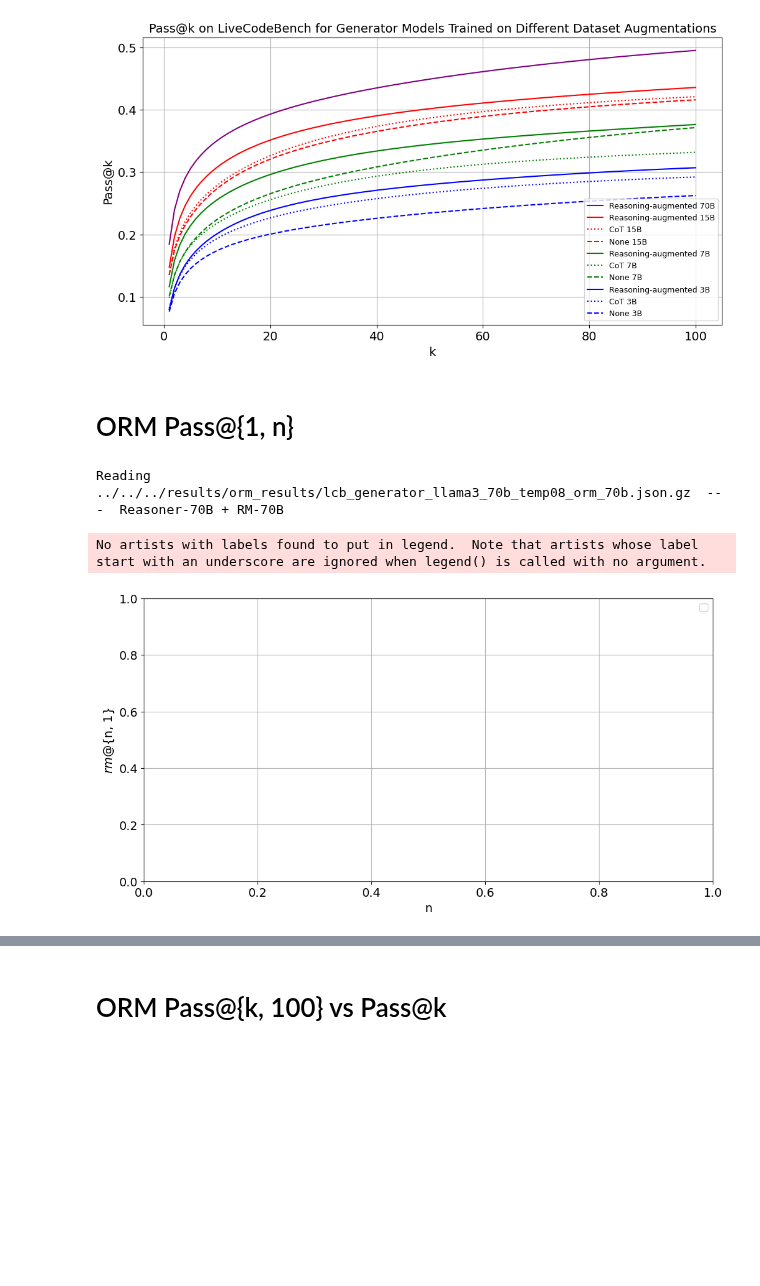
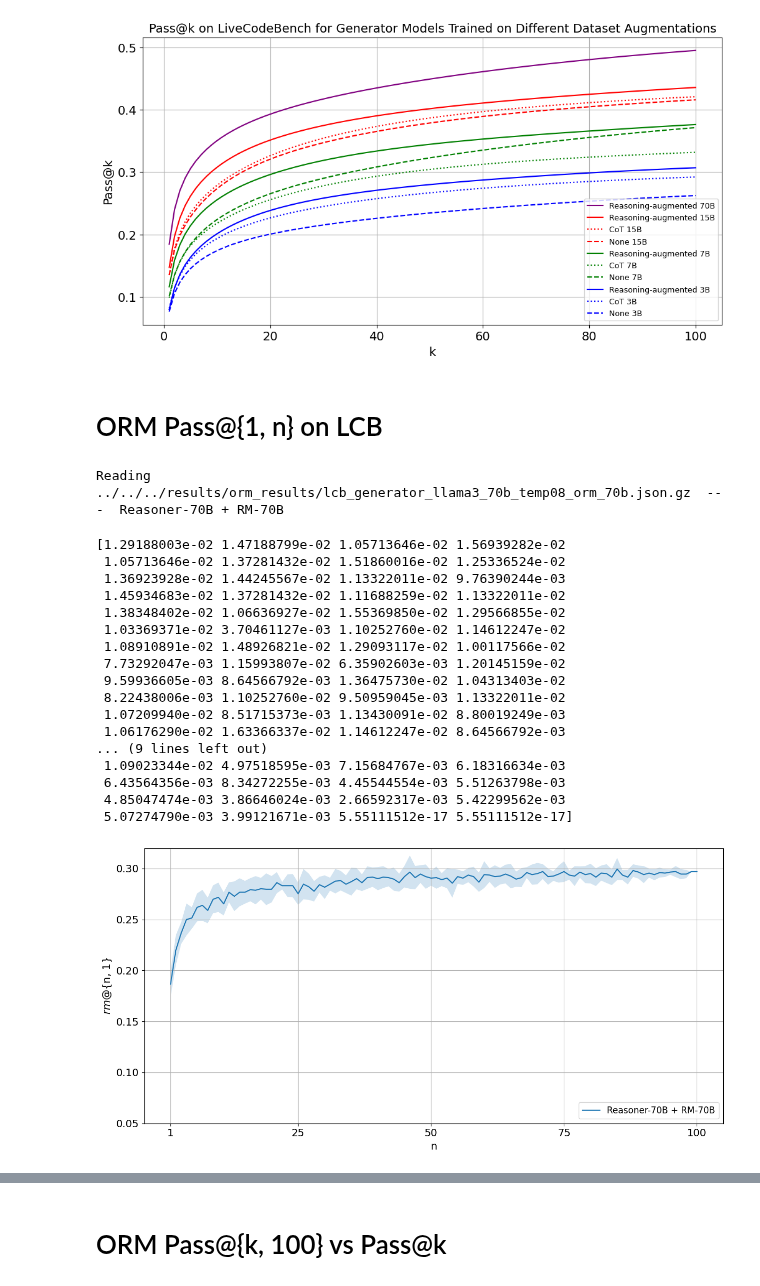
Before and after one commit to cassanof/CodeRM, a Jupyter notebook: coderm/eval/visualizations/graph_pass_k.ipynb, the cells around one changed output, grey strips where cells are left out. Drawn from its saved outputs; the diff is of its cells as text; code cells hidden in the pictures; blank space fills up the shorter version.

```diff
--- a/coderm/eval/visualizations/graph_pass_k.ipynb
+++ b/coderm/eval/visualizations/graph_pass_k.ipynb
@@ -139,7 +139,7 @@ for (color, label), values in all_pass_ks.items():
         linestyle = "dotted"
     else:
         raise ValueError("unknown style in label: " + label)
-    plt.plot(ks, pass_at_k, label=Path(label).stem, linestyle=linestyle, color=color)
+    plt.plot(ks, pass_at_k, label=label, linestyle=linestyle, color=color)
 
 plt.xlabel('k', fontsize=14)
 plt.ylabel('Pass@k', fontsize=14)
@@ -152,7 +152,7 @@ plt.show()
 # %% [output]
 [figure]
 # %% [markdown]
-# ORM Pass@{1, n}
+# ORM Pass@{1, n} on LCB
 # %%
 paths_to_results = [
     "../../../results/orm_results/lcb_generator_llama3_70b_temp08_orm_70b.json.gz",
@@ -180,6 +180,8 @@ from coderm.eval.metrics import get_orm_acc
 from coderm.utils import gunzip_json_read
 import numpy as np
 from tqdm import tqdm
+
+perms=25 # number of permutations to reduce variance
 
 all_orm_accs = {}
 for norm, l, r in zip(normalize, labels, paths_to_results):
@@ -192,27 +194,55 @@ for norm, l, r in zip(normalize, labels, paths_to_results):
     upper_n = len(items[0]["results"])
     orm_accs = {}
     for n in tqdm(list(range(1, upper_n+1))):
-        orm_accs[n] = np.mean(get_orm_acc(items, n=n, perms=100, prod=prod)[0])
+        res = get_orm_acc(items, n=n, perms=perms, prod=prod)
+        accs = res[0]
+        stds = res[2]
+        acc = np.mean(accs)
+        std = np.mean(stds)
+        orm_accs[n] = (acc, std)
     all_orm_accs[l] = orm_accs
 # %% [output]
 Reading ../../../results/orm_results/lcb_generator_llama3_70b_temp08_orm_70b.json.gz  ---  Reasoner-70B + RM-70B
 # %%
 import matplotlib.pyplot as plt
-from pathlib import Path
+import numpy as np
+
 plt.figure(figsize=(12, 6))
 for label, values in all_orm_accs.items():
     ks = list(values.keys())
-    pass_at_k = list(values.values())
-    linestyle = '--' if any(p in label for p in paths_to_results) and len(compare) > 0 else '-'
-    plt.plot(ks, pass_at_k, label=Path(label).stem, linestyle=linestyle)
+    means, stds = zip(*values.values())
+    means = np.array(means)
+    stds = np.array(stds)
+    linestyle = '-'
+    plt.plot(ks, means, label=label, linestyle=linestyle)
+    plt.fill_between(ks, means - stds, means + stds, alpha=0.2)
 
 plt.xlabel('n', fontsize=14)
 plt.ylabel('$rm@${n, 1}', fontsize=14)
-plt.legend(fontsize=12)
+plt.legend(fontsize=12, loc='lower right', bbox_to_anchor=(1, 0), ncol=1)
 plt.grid(True)
 plt.tick_params(axis='both', which='major', labelsize=14)
-plt.savefig("../../dataset/plots/rm_curve.pdf")
+plt.ylim(bottom=0.05)
+plt.xticks([1, 25, 50, 75, 100])
+plt.tight_layout()
+plt.savefig("../../dataset/plots/rm_curve.pdf", bbox_inches='tight')
 plt.show()
 # %% [output]
-No artists with labels found to put in legend.  Note that artists whose label start with an underscore are ignored when legend() is called with no argument.
+[1.29188003e-02 1.47188799e-02 1.05713646e-02 1.56939282e-02
+ 1.05713646e-02 1.37281432e-02 1.51860016e-02 1.25336524e-02
+ 1.36923928e-02 1.44245567e-02 1.13322011e-02 9.76390244e-03
+ 1.45934683e-02 1.37281432e-02 1.11688259e-02 1.13322011e-02
+ 1.38348402e-02 1.06636927e-02 1.55369850e-02 1.29566855e-02
+ 1.03369371e-02 3.70461127e-03 1.10252760e-02 1.14612247e-02
+ 1.08910891e-02 1.48926821e-02 1.29093117e-02 1.00117566e-02
+ 7.73292047e-03 1.15993807e-02 6.35902603e-03 1.20145159e-02
+ 9.59936605e-03 8.64566792e-03 1.36475730e-02 1.04313403e-02
+ 8.22438006e-03 1.10252760e-02 9.50959045e-03 1.13322011e-02
+ 1.07209940e-02 8.51715373e-03 1.13430091e-02 8.80019249e-03
+ 1.06176290e-02 1.63366337e-02 1.14612247e-02 8.64566792e-03
+... (9 lines left out)
+ 1.09023344e-02 4.97518595e-03 7.15684767e-03 6.18316634e-03
+ 6.43564356e-03 8.34272255e-03 4.45544554e-03 5.51263798e-03
+ 4.85047474e-03 3.86646024e-03 2.66592317e-03 5.42299562e-03
+ 5.07274790e-03 3.99121671e-03 5.55111512e-17 5.55111512e-17]
-[figure, old version]
+[figure, new version]
```
Also changed, not shown: parts of 10 cells of this notebook, 1 other file.
